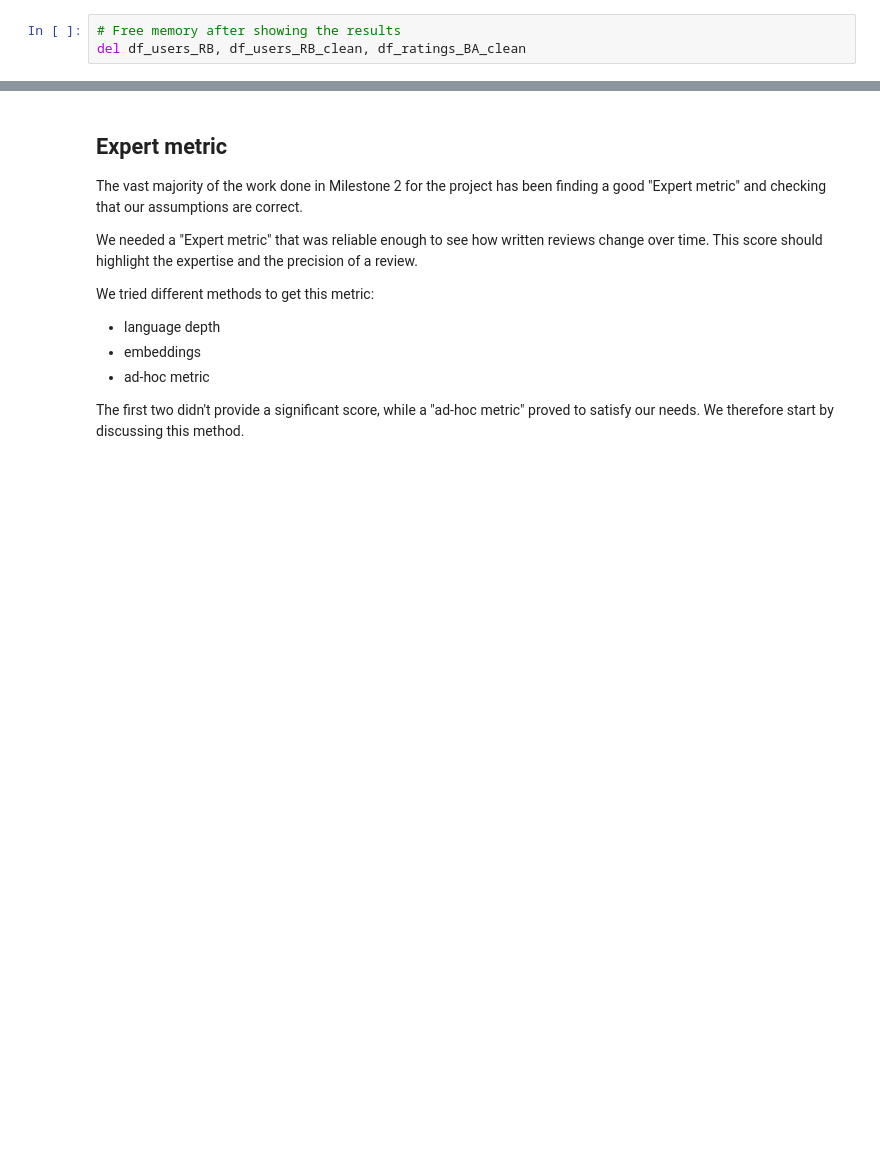
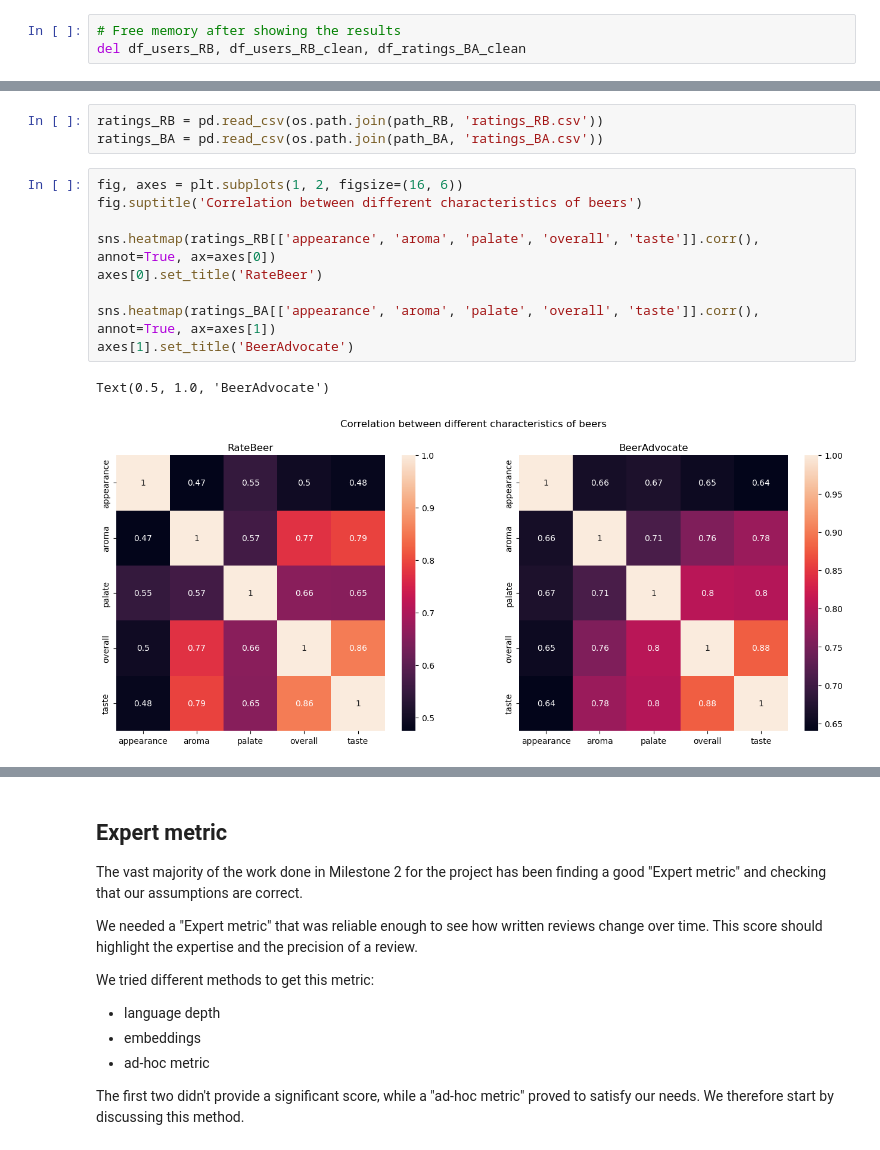
Before and after one commit to nada401/brewing-knowledge, a Jupyter notebook: results.ipynb, the cells around one changed output, grey strips where cells are left out. Cells and saved outputs as stored; diff of their text form; blank space fills up the shorter version.

```diff
--- a/results.ipynb
+++ b/results.ipynb
@@ -133,0 +203,15 @@ The extensive process is shown in the notebook:
+# %%
+ratings_RB = pd.read_csv(os.path.join(path_RB, 'ratings_RB.csv'))
+ratings_BA = pd.read_csv(os.path.join(path_BA, 'ratings_BA.csv'))
+# %%
+fig, axes = plt.subplots(1, 2, figsize=(16, 6))
+fig.suptitle('Correlation between different characteristics of beers')
+
+sns.heatmap(ratings_RB[['appearance', 'aroma', 'palate', 'overall', 'taste']].corr(), annot=True, ax=axes[0])
+axes[0].set_title('RateBeer')
+
+sns.heatmap(ratings_BA[['appearance', 'aroma', 'palate', 'overall', 'taste']].corr(), annot=True, ax=axes[1])
+axes[1].set_title('BeerAdvocate')
+# %% [output]
+Text(0.5, 1.0, 'BeerAdvocate')
+[figure, added]
```
Also changed, not shown: parts of 18 cells of this notebook.
